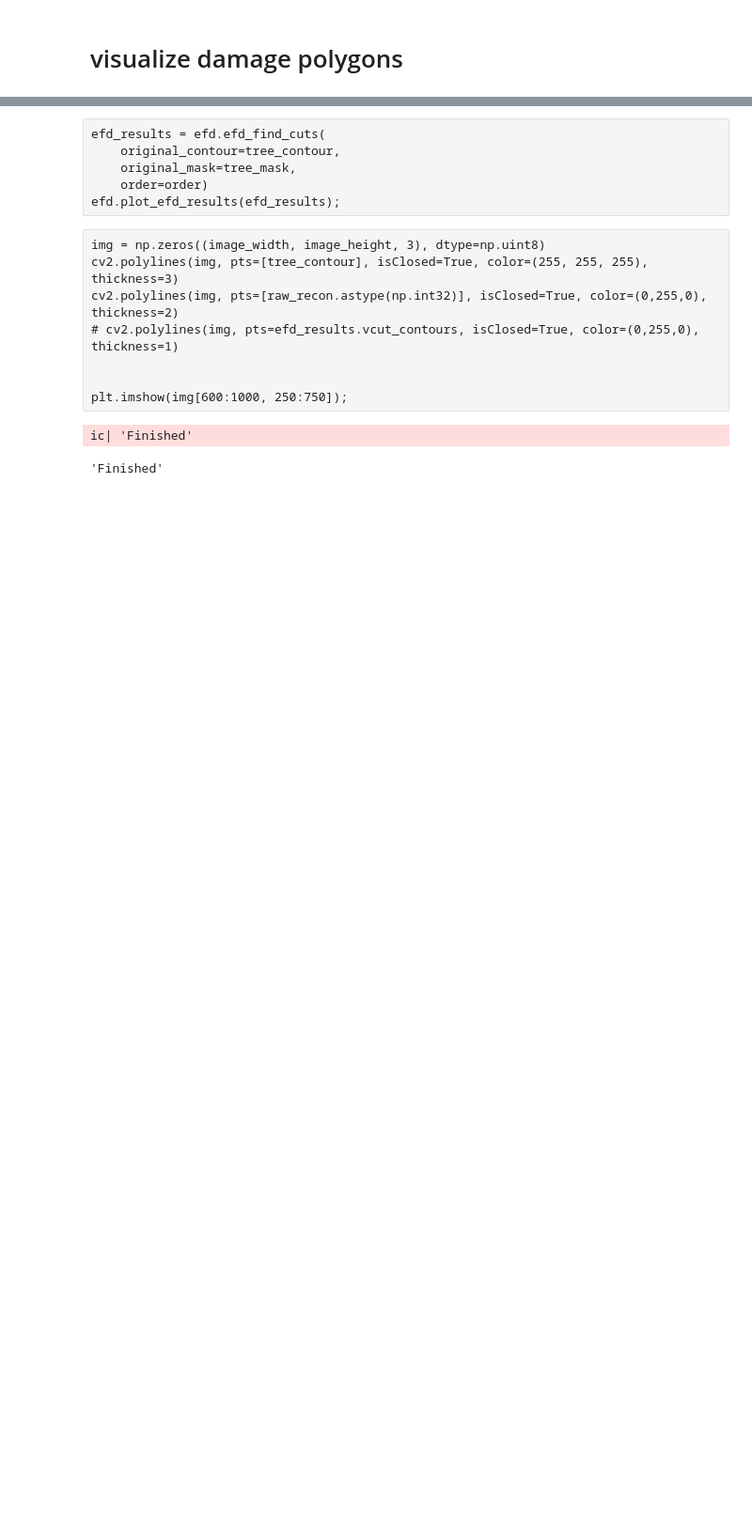
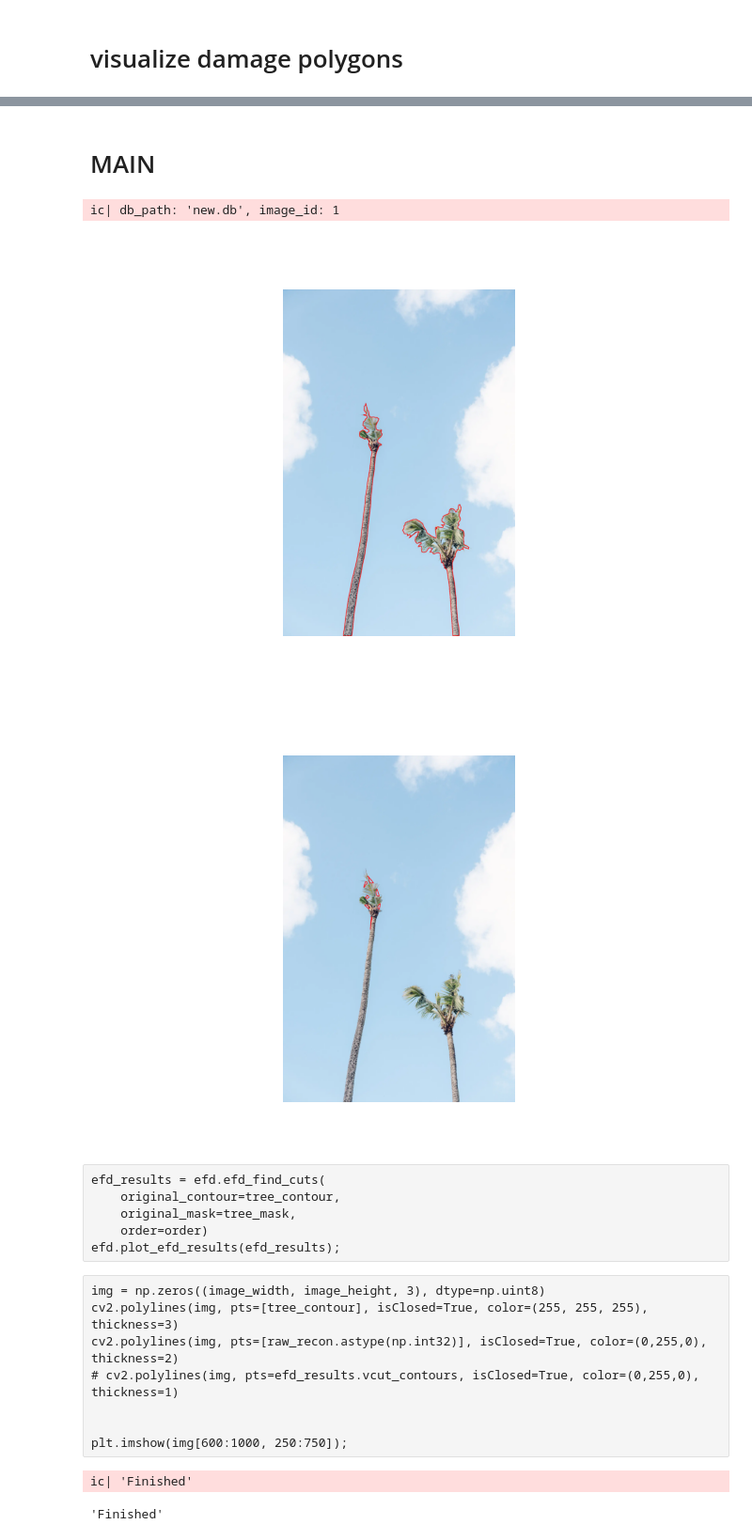
Before and after one commit to aubreymoore/CRB-2026-05-13, a Jupyter notebook: find_damage.ipynb, the cells around one changed output, grey strips where cells are left out. Shown at 94% size. Drawn from its saved outputs; the diff is of its cells as text; code cells hidden in the pictures; blank space fills up the shorter version.

```diff
--- a/find_damage.ipynb
+++ b/find_damage.ipynb
@@ -704,3 +723,16 @@ conn.close()
+# %% [markdown]
+# MAIN
+# %%
+import shapely
+
+db_path = 'new.db'
+for image_id in range(1, 2):
+    visualize_tree_polygons(image_id=image_id, db_path=db_path)
+    visualize_damage_polygons(image_id=image_id, db_path=db_path)
+# %% [output]
+ic| db_path: 'new.db', image_id: 1
+[figure, added]
+[figure, added]
 # %% [raw]
 efd_results = efd.efd_find_cuts(
     original_contour=tree_contour,
```
Also changed, not shown: parts of 2 cells of this notebook.
